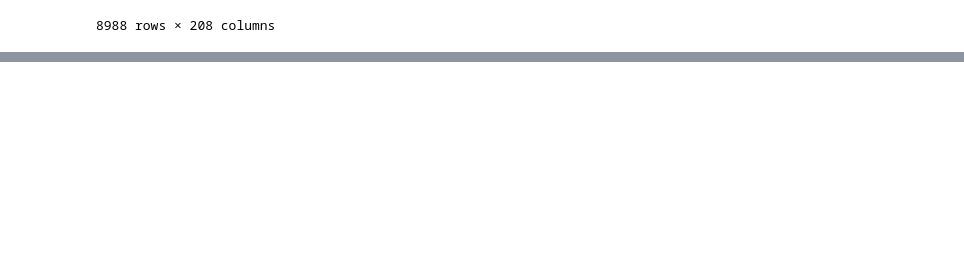
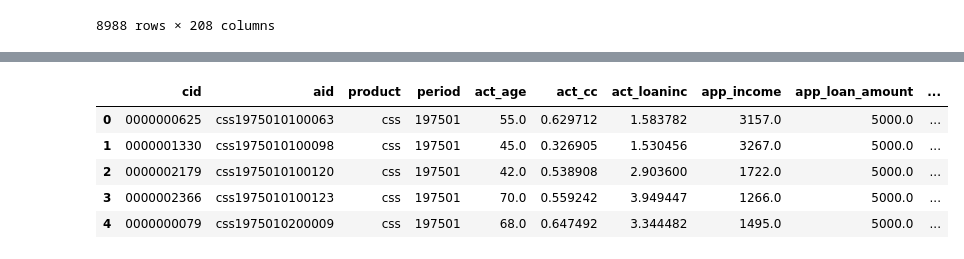
Before and after one commit to giangphuongtran/scorecard-builder, a Jupyter notebook: notebooks/03_scorecard.ipynb, the cells around one changed output, grey strips where cells are left out. Saved outputs shown, nothing was run; the diff lists cells and outputs as text; code cells hidden in the pictures; blank space fills up the shorter version.

```diff
--- a/notebooks/03_scorecard.ipynb
+++ b/notebooks/03_scorecard.ipynb
@@ -50,0 +58,26 @@ abt_app[abt_app['default3'] == 1]
+# %%
+def prepare_target(df, target="default12") -> pd.DataFrame:
+    """
+    Convert the target to a binary variable.
+    """
+    df = df.copy()
+    df[target] = df[target].map({'.i': 0, '.d': 0, 0: 0, 1: 1})
+    df = df.dropna(subset=[target])
+    df[target] = df[target].astype(int)
+    return df
+# %%
+def load_and_prepare_abt(abt_path, decision_path) -> pd.DataFrame:
+    abt_app = pd.read_parquet(abt_path)
+    decisions = pd.read_parquet(decision_path)
+    df = abt_app.merge(decisions[['aid', 'decision', 'decline_reason']],
+        on='aid', how='left')
+    df = prepare_target(df)
+    return df
+
+df = load_and_prepare_abt("../data/04_feature/abt_app.parquet", "../data/04_feature/decisions.parquet")
+assert "decision" in df.columns
+assert "default12" in df.columns
+assert df["aid"].is_unique
+assert set(df["default12"].unique()) <= {0, 1}
+print(df.groupby(["product", "decision"])["default12"].mean())
+print("rows kept:", len(df), "bad rate:", df["default12"].mean())
@@ -50,0 +155,16 @@ abt_app[abt_app['default3'] == 1]
+# %%
+def partition_abt(df, train_end, valid_start, time_col="period") -> dict:
+    """
+    Partition the data into train and valid sets.
+    """
+    df = df.copy()
+    df_train = df[df[time_col] <= train_end]
+    df_valid = df[df[time_col] >= valid_start]
+    return df_train, df_valid
+
+train_end, valid_start = "198412", "198501"
+df_train, df_valid = partition_abt(df, train_end, valid_start)
+assert df_train["period"].max() == train_end
+assert df_valid["period"].min() == valid_start
+print(f"Train set: {df_train.shape}, Valid set: {df_valid.shape}")
+print(f"Train set bad rate: {df_train['default12'].mean():.2%}, Valid set bad rate: {df_valid['default12'].mean():.2%}")
@@ -50,0 +362,9 @@ abt_app[abt_app['default3'] == 1]
+# %%
+df_train.head()
+# %% [output]
+|  | cid | aid | product | period | act_age | act_cc | act_loaninc | app_income | app_loan_amount | ... |
+| 0 | 0000000625 | css1975010100063 | css | 197501 | 55.0 | 0.629712 | 1.583782 | 3157.0 | 5000.0 | ... |
+| 1 | 0000001330 | css1975010100098 | css | 197501 | 45.0 | 0.326905 | 1.530456 | 3267.0 | 5000.0 | ... |
+| 2 | 0000002179 | css1975010100120 | css | 197501 | 42.0 | 0.538908 | 2.903600 | 1722.0 | 5000.0 | ... |
+| 3 | 0000002366 | css1975010100123 | css | 197501 | 70.0 | 0.559242 | 3.949447 | 1266.0 | 5000.0 | ... |
+| 4 | 0000000079 | css1975010200009 | css | 197501 | 68.0 | 0.647492 | 3.344482 | 1495.0 | 5000.0 | ... |
```
Also changed, not shown: parts of 10 cells of this notebook, 3 other files.
